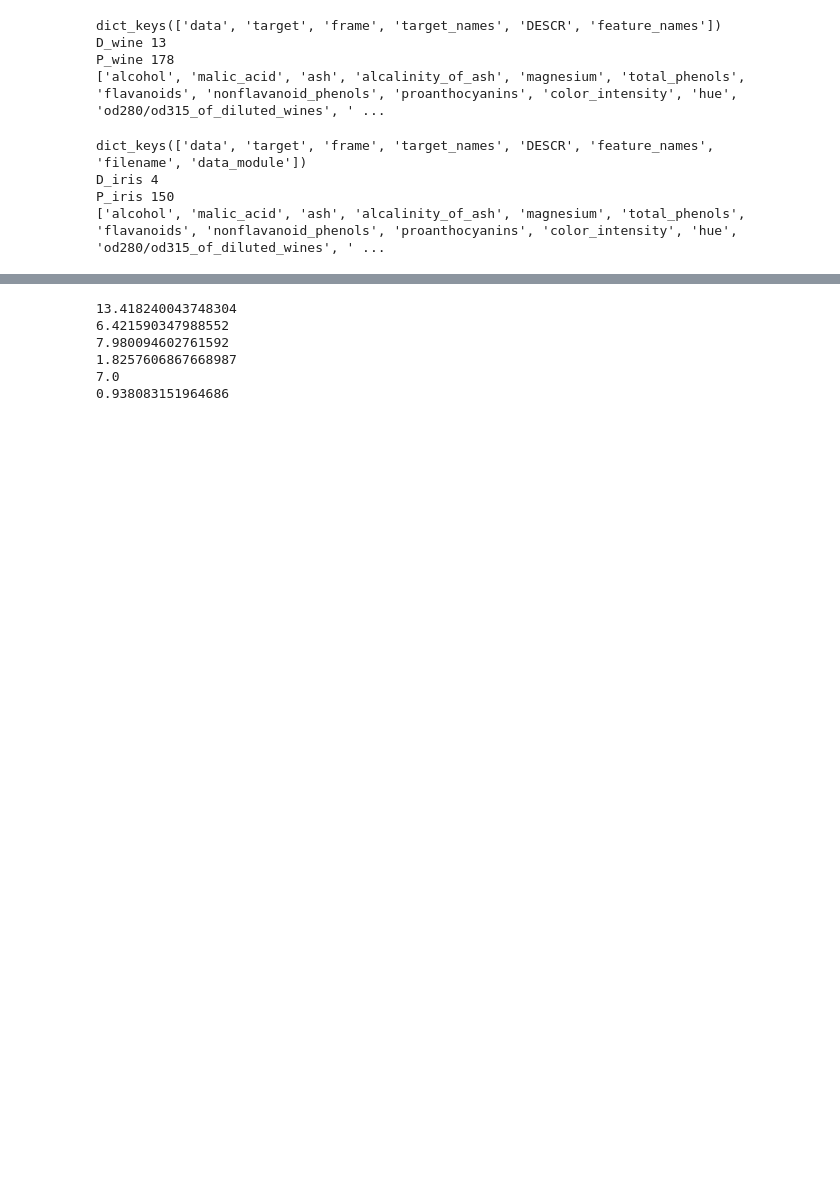
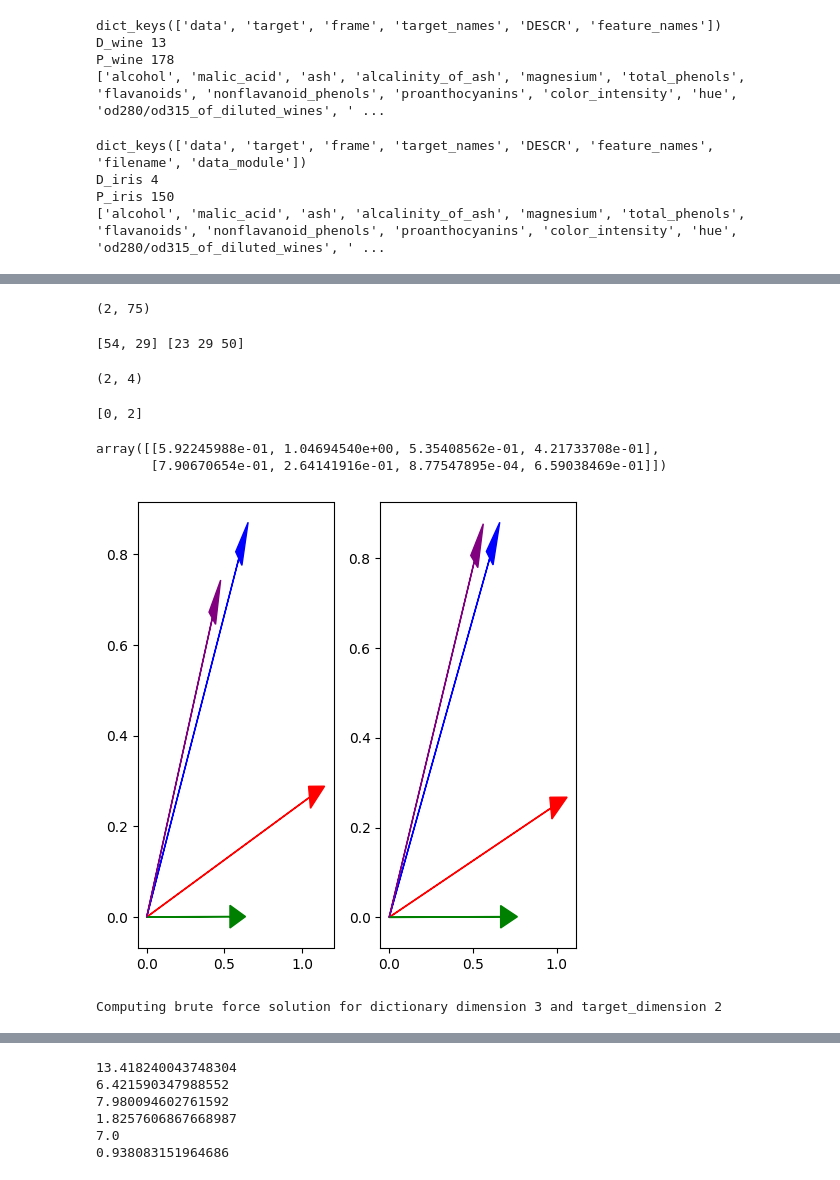
Before and after one commit to sjkoelle/isometry-pursuit, a Jupyter notebook: experiments/Figure2v2.ipynb, the cells around one changed output, grey strips where cells are left out. Drawn from its saved outputs; the diff is of its cells as text; code cells hidden in the pictures; blank space fills up the shorter version.

```diff
--- a/experiments/Figure2v2.ipynb
+++ b/experiments/Figure2v2.ipynb
@@ -57,10 +99,16 @@ from tqdm import tqdm
 # %%
+np.random.seed(1234)
+random.seed(1234)
+
 losses = []
 nbp = []
 two_stage_losses = []
 random_two_stage_losses= []
-for i in range(25):
-    X = iris_standardized.sample(frac = .5).to_numpy().transpose()
+D_iris = 2
+for i in range(2):
+    X = iris_standardized.iloc[:,2:4].sample(frac = .5).to_numpy().transpose()
+    print(X.shape)
+#     X = iris_standardized.sample(axis = 1, frac = .5).to_numpy()
     output = greedy(X, isometry_loss, D_iris, []) # plainly brute is too hard 178**13 combinations
     loss = isometry_loss(X[:,output])
     losses.append(loss)
@@ -68,7 +116,7 @@ for i in range(25):
     beta = group_basis_pursuit(data_transformed)
     basis_pursuit_indices = np.where(np.linalg.norm(beta, axis = 1))[0]
     nbp.append(len(basis_pursuit_indices))
-#     two_stage_output = basis_pursuit_indices[np.asarray(greedy(X[:,basis_pursuit_indices], isometry_loss, D_wine, []))] # plainly this is too hard 178**13 combinations
+    #     two_stage_output = basis_pursuit_indices[np.asarray(greedy(X[:,basis_pursuit_indices], isometry_loss, D_wine, []))] # plainly this is too hard 178**13 combinations
     two_stage_output = basis_pursuit_indices[np.asarray(brute(X[:,basis_pursuit_indices], isometry_loss, D_iris))] # plainly this is too hard 178**13 combinations
     two_stage_loss = isometry_loss(X[:,two_stage_output])
     two_stage_losses.append(two_stage_loss)
@@ -94,0 +134,45 @@ len(np.where(np.asarray(losses ) > np.asarray(two_stage_losses))[0])
+# %%
+X.shape
+# %% [output]
+(2, 75)
+# %%
+print(output, basis_pursuit_indices)
+interesting_indices = [54,29,23,50]
+X = X[:,interesting_indices]
+X.shape
+# %% [output]
+[54, 29] [23 29 50]
+(2, 4)
+# %%
+greedy(data_transformed.transpose(), isometry_loss, D_iris, [])
+# %% [output]
+[0, 2]
+# %%
+X
+# %% [output]
+array([[5.92245988e-01, 1.04694540e+00, 5.35408562e-01, 4.21733708e-01],
+       [7.90670654e-01, 2.64141916e-01, 8.77547895e-04, 6.59038469e-01]])
+# %%
+X = X.transpose()
+# data_transformed = data_transformed.transpose()
+# %%
+import matplotlib.pyplot as plt
+# Adjusting the layout to have two columns, one for data and one for betas
+fig, axes = plt.subplots(1, 2, figsize=(5, 5))
+
+# Plot data on the left (first 10 subplots)
+
+axes[0].arrow(0, 0, X[0, 0], X[1,0], head_width=0.05, head_length=0.1, fc='blue', ec='blue')
+axes[0].arrow(0, 0, X[0,1], X[1,1], head_width=0.05, head_length=0.1, fc='red', ec='red')
+axes[0].arrow(0, 0, X[0,2], X[1,2], head_width=0.05, head_length=0.1, fc='green', ec='green')
+axes[0].arrow(0, 0, X[0,3], X[1,3], head_width=0.05, head_length=0.1, fc='purple', ec='purple')
+
+axes[1].arrow(0, 0, data_transformed[0, 0], data_transformed[0,1], head_width=0.05, head_length=0.1, fc='blue', ec='blue')
+axes[1].arrow(0, 0, data_transformed[1, 0], data_transformed[1,1], head_width=0.05, head_length=0.1, fc='red', ec='red')
+axes[1].arrow(0, 0, data_transformed[2,0], data_transformed[2,1], head_width=0.05, head_length=0.1, fc='green', ec='green')
+axes[1].arrow(0, 0, data_transformed[3,0], data_transformed[3,1], head_width=0.05, head_length=0.1, fc='purple', ec='purple')
+
+plt.tight_layout()
+plt.show()
+# %% [output]
+[figure, added]
@@ -94,0 +185,17 @@ len(np.where(np.asarray(losses ) > np.asarray(two_stage_losses))[0])
+# %%
+
+output = greedy(X, isometry_loss, D_iris, []) # plainly brute is too hard 178**13 combinations
+loss = isometry_loss(X[:,output])
+losses.append(loss)
+data_transformed = exponential_transformation(X)
+beta = group_basis_pursuit(data_transformed)
+basis_pursuit_indices = np.where(np.linalg.norm(beta, axis = 1))[0]
+nbp.append(len(basis_pursuit_indices))
+#     two_stage_output = basis_pursuit_indices[np.asarray(greedy(X[:,basis_pursuit_indices], isometry_loss, D_wine, []))] # plainly this is too hard 178**13 combinations
+two_stage_output = basis_pursuit_indices[np.asarray(brute(X[:,basis_pursuit_indices], isometry_loss, D_iris))] # plainly this is too hard 178**13 combinations
+two_stage_loss = isometry_loss(X[:,two_stage_output])
+two_stage_losses.append(two_stage_loss)
+random_indices = np.random.choice(range(X.shape[1]), len(basis_pursuit_indices), replace=False)
+random_two_stage_losses.append(isometry_loss(X[:,random_indices]))
+# %% [output]
+Computing brute force solution for dictionary dimension 3 and target_dimension 2
```
Also changed, not shown: parts of 33 cells of this notebook, 16 other files.
